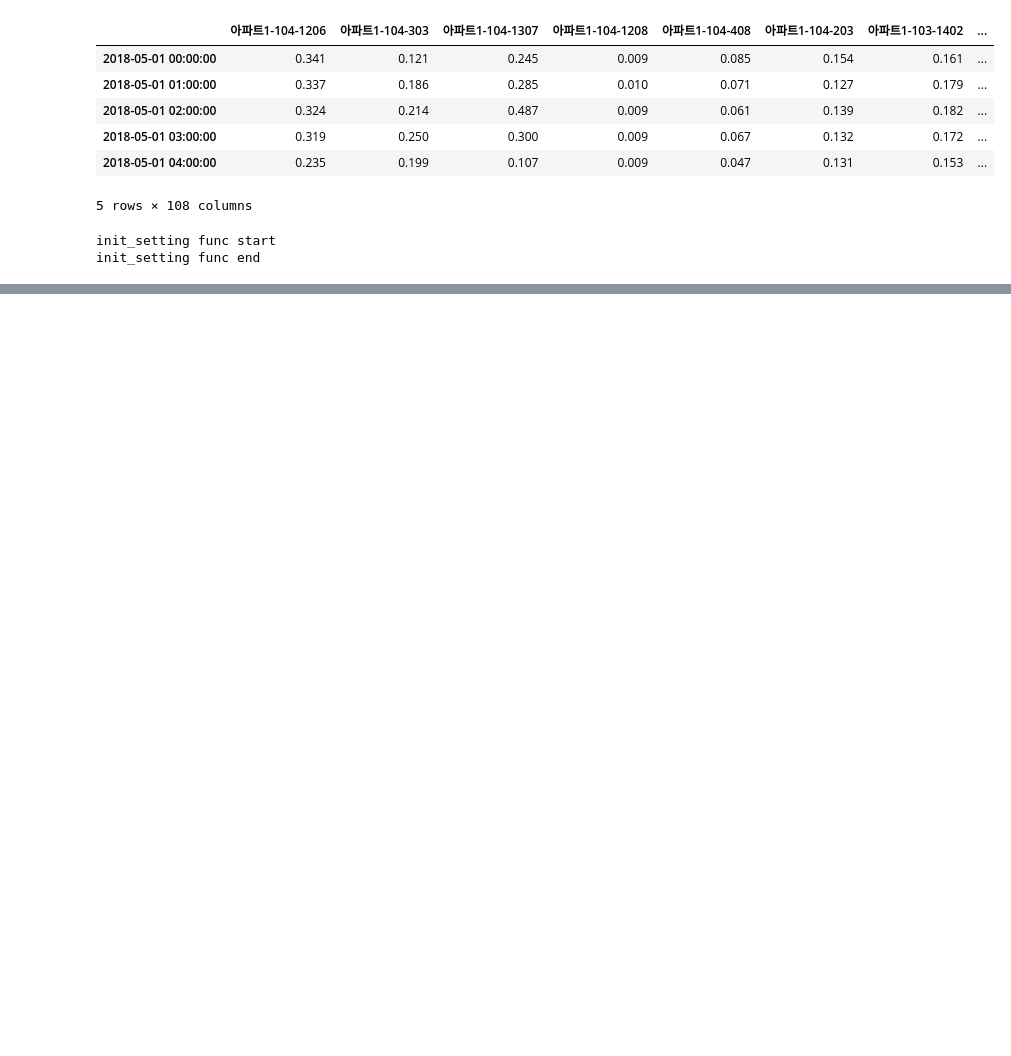
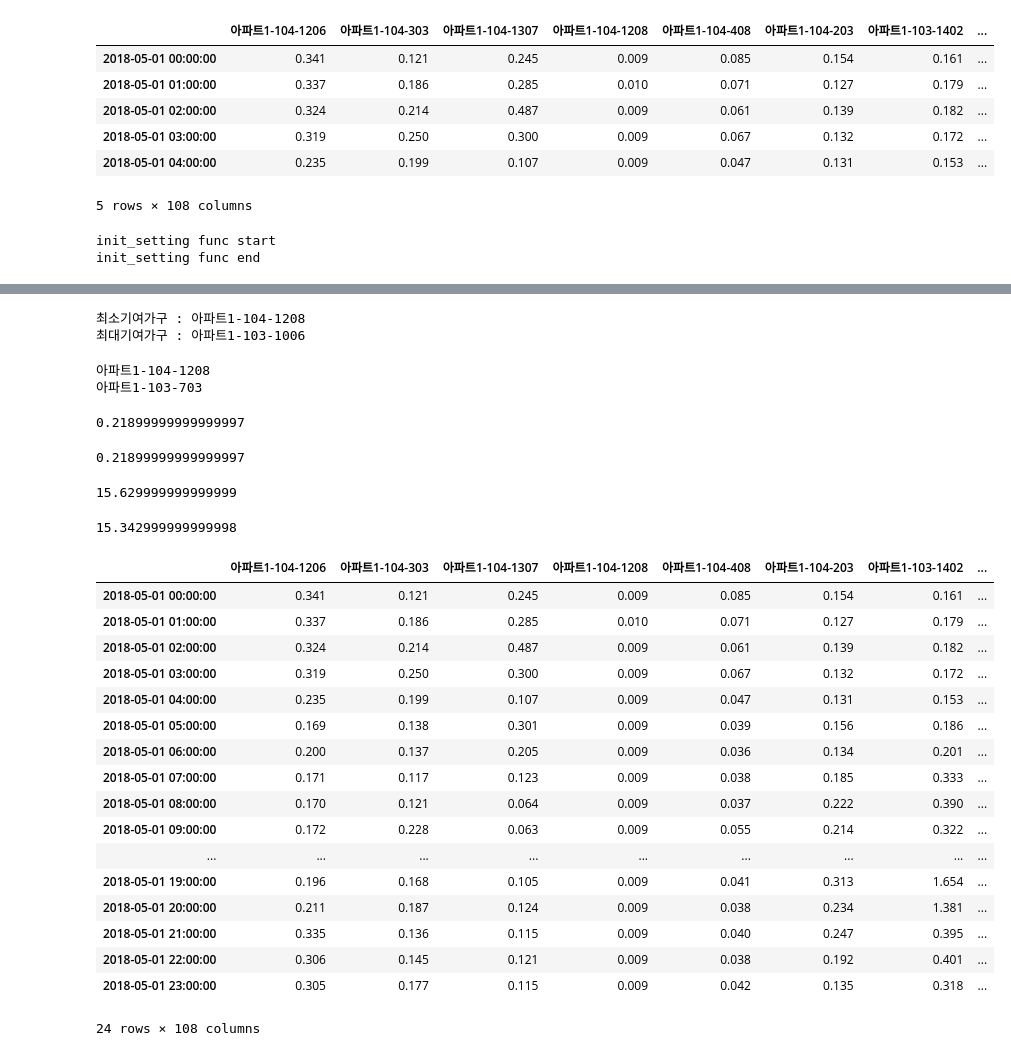
Before and after one commit to formegusto/distribution-by-contribution, a Jupyter notebook: Time Division KMeans.ipynb, the cells around one changed output, grey strips where cells are left out. Drawn from its saved outputs; the diff is of its cells as text; code cells hidden in the pictures; blank space fills up the shorter version.

```diff
--- a/Time Division KMeans.ipynb
+++ b/Time Division KMeans.ipynb
@@ -264,0 +219,52 @@ ValueError: could not broadcast input array from shape (7,3) into shape (7,)
+# %%
+print("최소기여가구 : {}".format(min_col))
+print("최대기여가구 : {}".format(max_col))
+# %% [output]
+최소기여가구 : 아파트1-104-1208
+최대기여가구 : 아파트1-103-1006
+# %%
+_min_col = cols[df.sum().argmin()]
+_max_col = cols[df.sum().argmax()]
+
+print(_min_col)
+print(_max_col)
+# %% [output]
+아파트1-104-1208
+아파트1-103-703
+# %%
+df[_min_col].sum()
+# %% [output]
+0.21899999999999997
+# %%
+df[min_col].sum()
+# %% [output]
+0.21899999999999997
+# %%
+df[_max_col].sum()
+# %% [output]
+15.629999999999999
+# %%
+df[max_col].sum()
+# %% [output]
+15.342999999999998
+# %%
+df
+# %% [output]
+|  | 아파트1-104-1206 | 아파트1-104-303 | 아파트1-104-1307 | 아파트1-104-1208 | 아파트1-104-408 | 아파트1-104-203 | 아파트1-103-1402 | ... |
+| 2018-05-01 00:00:00 | 0.341 | 0.121 | 0.245 | 0.009 | 0.085 | 0.154 | 0.161 | ... |
+| 2018-05-01 01:00:00 | 0.337 | 0.186 | 0.285 | 0.010 | 0.071 | 0.127 | 0.179 | ... |
+| 2018-05-01 02:00:00 | 0.324 | 0.214 | 0.487 | 0.009 | 0.061 | 0.139 | 0.182 | ... |
+| 2018-05-01 03:00:00 | 0.319 | 0.250 | 0.300 | 0.009 | 0.067 | 0.132 | 0.172 | ... |
+| 2018-05-01 04:00:00 | 0.235 | 0.199 | 0.107 | 0.009 | 0.047 | 0.131 | 0.153 | ... |
+| 2018-05-01 05:00:00 | 0.169 | 0.138 | 0.301 | 0.009 | 0.039 | 0.156 | 0.186 | ... |
+| 2018-05-01 06:00:00 | 0.200 | 0.137 | 0.205 | 0.009 | 0.036 | 0.134 | 0.201 | ... |
+| 2018-05-01 07:00:00 | 0.171 | 0.117 | 0.123 | 0.009 | 0.038 | 0.185 | 0.333 | ... |
+| 2018-05-01 08:00:00 | 0.170 | 0.121 | 0.064 | 0.009 | 0.037 | 0.222 | 0.390 | ... |
+| 2018-05-01 09:00:00 | 0.172 | 0.228 | 0.063 | 0.009 | 0.055 | 0.214 | 0.322 | ... |
+| ... | ... | ... | ... | ... | ... | ... | ... | ... |
+| 2018-05-01 19:00:00 | 0.196 | 0.168 | 0.105 | 0.009 | 0.041 | 0.313 | 1.654 | ... |
+| 2018-05-01 20:00:00 | 0.211 | 0.187 | 0.124 | 0.009 | 0.038 | 0.234 | 1.381 | ... |
+| 2018-05-01 21:00:00 | 0.335 | 0.136 | 0.115 | 0.009 | 0.040 | 0.247 | 0.395 | ... |
+| 2018-05-01 22:00:00 | 0.306 | 0.145 | 0.121 | 0.009 | 0.038 | 0.192 | 0.401 | ... |
+| 2018-05-01 23:00:00 | 0.305 | 0.177 | 0.115 | 0.009 | 0.042 | 0.135 | 0.318 | ... |
+24 rows × 108 columns
```
Also changed, not shown: parts of 25 cells of this notebook.
